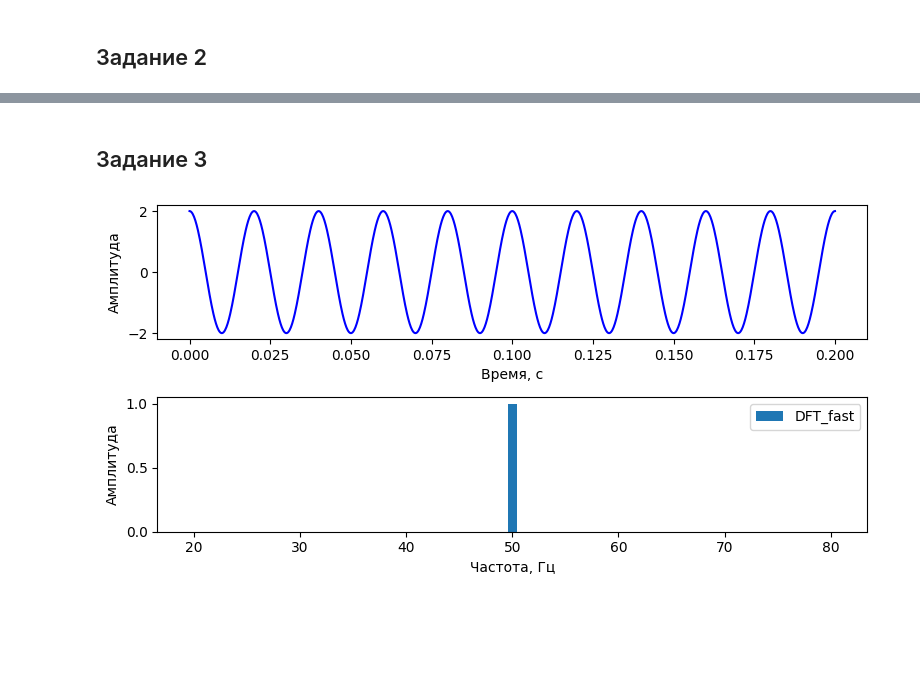
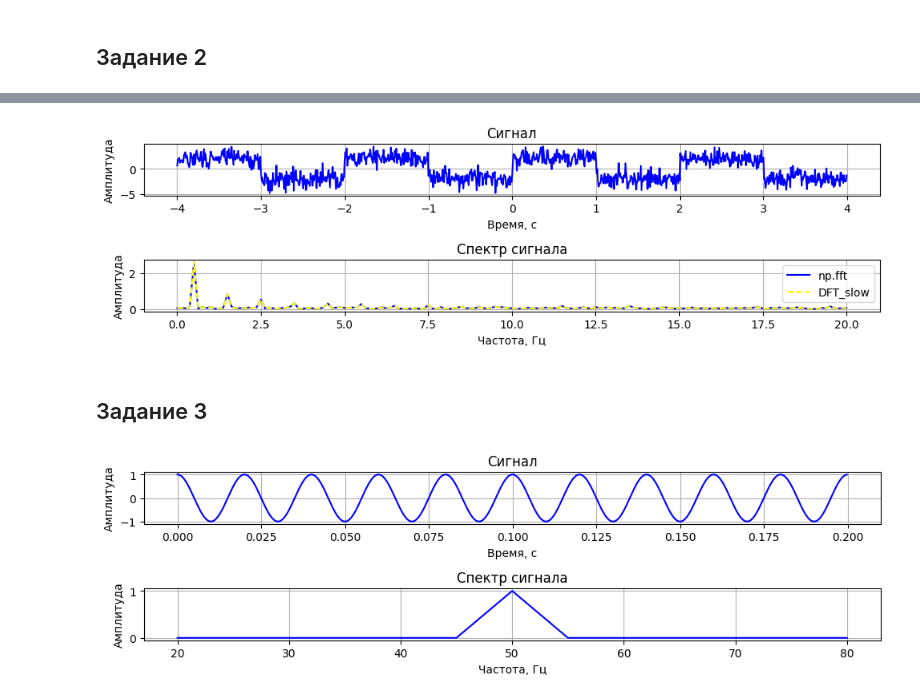
Before and after one commit to HerrPhoton/Digital-signal-processing, a Jupyter notebook: Lab2.ipynb, the cells around one changed output, grey strips where cells are left out. Saved outputs shown, nothing was run; the diff lists cells and outputs as text; code cells hidden in the pictures; blank space fills up the shorter version.

```diff
--- a/Lab2.ipynb
+++ b/Lab2.ipynb
@@ -173,2 +77,2 @@ plot_signal(x = x, y0 = y, xf = xfft, yf0 = yfft0, yf1 = yfft1, \
 # %%
-y1 = y + np.random.normal(0, 1, len(y))
+y1 = y + np.random.normal(0, 1, y.size)
@@ -187,3 +79,17 @@ plot_signal(x = x, y0 = y1, xf = xfft, yf0 = yfft0, yf1 = yfft1, \
+# %%
+xfft, yfft0 = handler.find_spectrum(y1, dt)
+yfft1 = DFT_slow(y1)
+# %%
+display.clear()
+
+display.make_plot(0, x, y1, title = 'Сигнал')
+display.make_plot(1, xfft, yfft0, is_spectrum = True,  interval = (0, 20), legend = 'np.fft')
+display.make_plot(1, xfft, yfft1, is_spectrum = True,  interval = (0, 20), legend = 'DFT_slow',
+                  color = 'yellow', linestyle = '--', title = 'Спектр сигнала')
+
+display.plot()
+# %% [output]
+[figure, added]
 # %% [markdown]
 ## Задание 3
 # %%
@@ -205,5 +107,0 @@ xfft, yfft = apply_fft(DFT_fast, x[1] - x[0], y)
-# %%
-plot_signal(x = x, y0 = y, xf = xfft, yf0 = yfft, t = (0, 0.2), \
-            f = (20, 80), legend_yf0 = 'DFT_fast')
-# %% [output]
-[figure, removed]
@@ -210 +112,10 @@ plot_signal(x = x, y0 = y, xf = xfft, yf0 = yfft, t = (0, 0.2), \
+# %%
+display.clear()
+
+display.make_plot(0, x, y, title = 'Сигнал')
+display.make_plot(1, xfft, yfft, is_spectrum = True, interval = (20, 80), title = 'Спектр сигнала')
+
+display.plot()
+# %% [output]
+[figure, added]
 # %%
```
Also changed, not shown: parts of 36 cells of this notebook, 2 other files.
